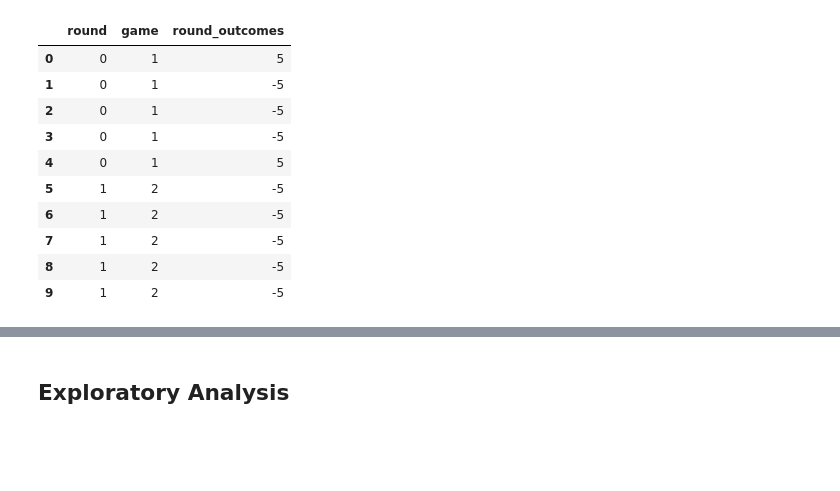
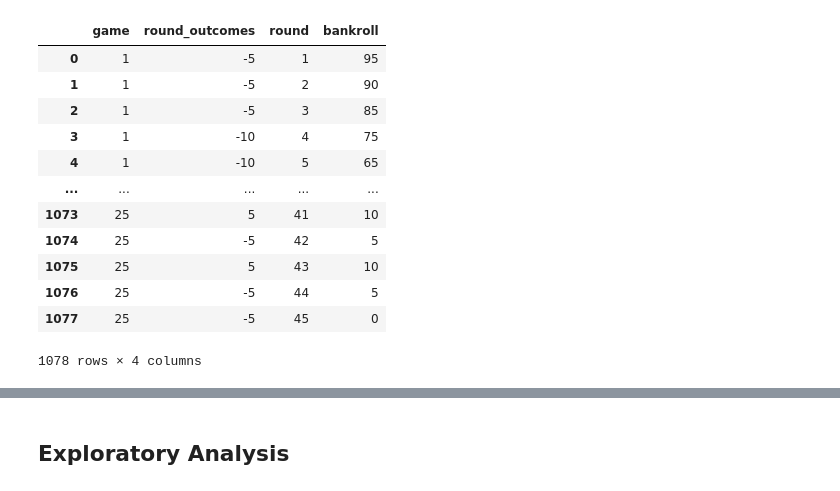
Before and after one commit to ManuelLopezMe/Lets-Go-Gambling, a Jupyter notebook: Simulation_Analysis.ipynb, the cells around one changed output, grey strips where cells are left out. Cells and saved outputs as stored; diff of their text form; code cells hidden in the pictures; blank space fills up the shorter version.

```diff
--- a/Simulation_Analysis.ipynb
+++ b/Simulation_Analysis.ipynb
@@ -23,3 +35,3 @@ data
 # %%
-df = pd.read_json('data/test-run.json')
-df
+df = pd.read_json('data/main-run-1.json')
+#df
@@ -44,17 +65,30 @@ final_results
 # %%
 game_data = df[['round_outcomes']].dropna().reset_index(names='game')
-game_data = game_data.explode('round_outcomes').reset_index(names='round')
+
+# Explode the 'round_outcomes' column to separate each outcome into its own row
+game_data = game_data.explode('round_outcomes').reset_index(drop=True)
+
+# Add round numbers for each game
+game_data['round'] = game_data.groupby('game').cumcount() + 1
+
+# Ensure 'round_outcomes' is numeric
+game_data['round_outcomes'] = pd.to_numeric(game_data['round_outcomes'], errors='coerce')
+
+# Calculate the bankroll with cumsum resetting for each game
+game_data['bankroll'] = 100 + game_data.groupby('game')['round_outcomes'].cumsum()
 
 game_data
 # %% [output]
-|  | round | game | round_outcomes |
-| 0 | 0 | 1 | 5 |
-| 1 | 0 | 1 | -5 |
-| 2 | 0 | 1 | -5 |
-| 3 | 0 | 1 | -5 |
-| 4 | 0 | 1 | 5 |
-| 5 | 1 | 2 | -5 |
-| 6 | 1 | 2 | -5 |
-| 7 | 1 | 2 | -5 |
-| 8 | 1 | 2 | -5 |
-| 9 | 1 | 2 | -5 |
+|  | game | round_outcomes | round | bankroll |
+| 0 | 1 | -5 | 1 | 95 |
+| 1 | 1 | -5 | 2 | 90 |
+| 2 | 1 | -5 | 3 | 85 |
+| 3 | 1 | -10 | 4 | 75 |
+| 4 | 1 | -10 | 5 | 65 |
+| ... | ... | ... | ... | ... |
+| 1073 | 25 | 5 | 41 | 10 |
+| 1074 | 25 | -5 | 42 | 5 |
+| 1075 | 25 | 5 | 43 | 10 |
+| 1076 | 25 | -5 | 44 | 5 |
+| 1077 | 25 | -5 | 45 | 0 |
+1078 rows × 4 columns
```
Also changed, not shown: parts of 26 cells of this notebook, 9 other files.
